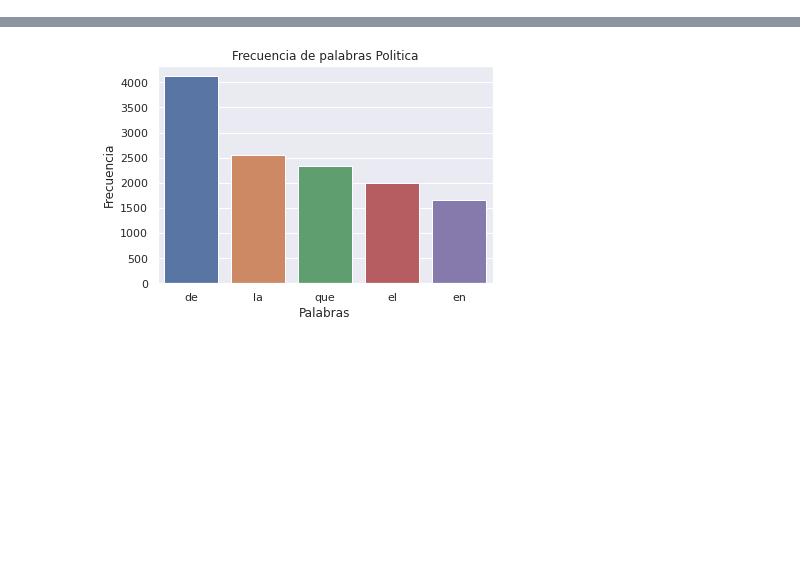
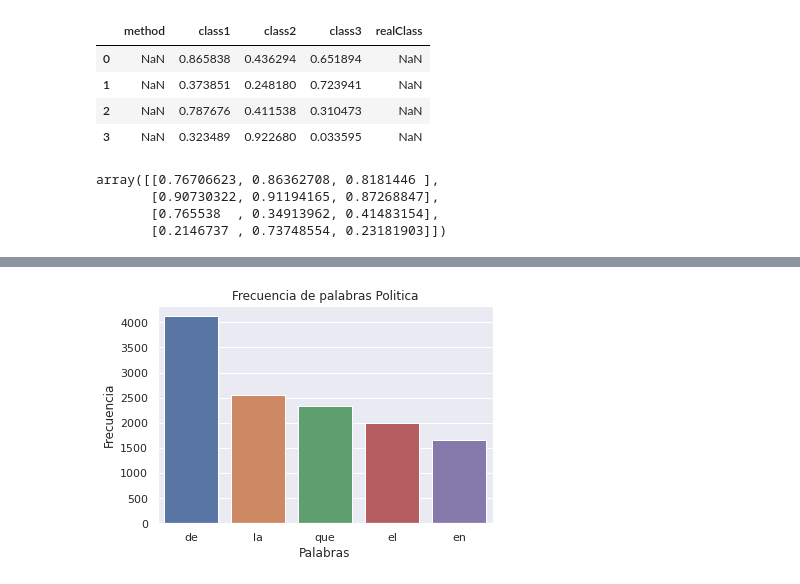
Before and after one commit to marnugue/linguistica, a Jupyter notebook: wordFrecuency.ipynb, the cells around one changed output, grey strips where cells are left out. Drawn from its saved outputs; the diff is of its cells as text; code cells hidden in the pictures; blank space fills up the shorter version.

```diff
--- a/wordFrecuency.ipynb
+++ b/wordFrecuency.ipynb
@@ -14,3 +23,21 @@ pickle.dump(data, file_pi)
+# %%
+df = pd.DataFrame({},columns=["method","class1","class2","class3","realClass"])
+a_series = pd.DataFrame(np.random.uniform(size=(4,3)), columns= ["class1","class2","class3"])
+df = df.append(a_series,ignore_index=True)
+df["method"]
+# %% [output]
+|  | method | class1 | class2 | class3 | realClass |
+| 0 | NaN | 0.865838 | 0.436294 | 0.651894 | NaN |
+| 1 | NaN | 0.373851 | 0.248180 | 0.723941 | NaN |
+| 2 | NaN | 0.787676 | 0.411538 | 0.310473 | NaN |
+| 3 | NaN | 0.323489 | 0.922680 | 0.033595 | NaN |
+# %%
+np.random.uniform(size=(4,3))
+# %% [output]
+array([[0.76706623, 0.86362708, 0.8181446 ],
+       [0.90730322, 0.91194165, 0.87268847],
+       [0.765538  , 0.34913962, 0.41483154],
+       [0.2146737 , 0.73748554, 0.23181903]])
 # %%
 filehandler = open("dataCleaned.obj", 'rb')
 data = pickle.load(filehandler)
```
Also changed, not shown: parts of 2 cells of this notebook, 4 other files.
